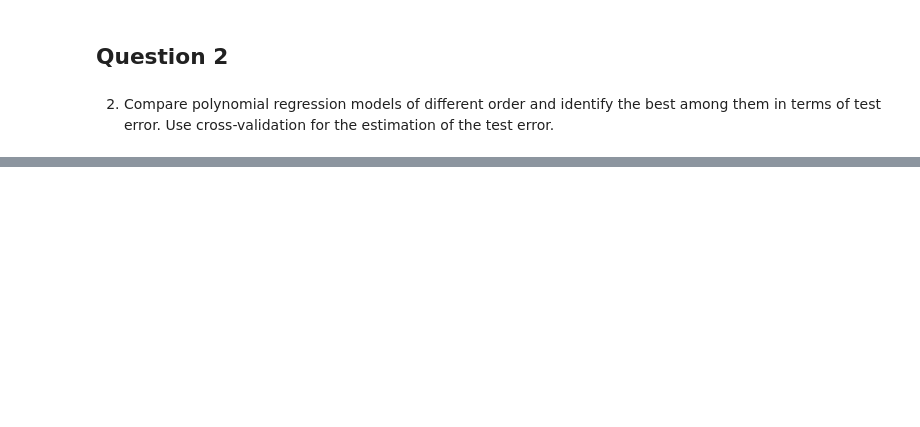
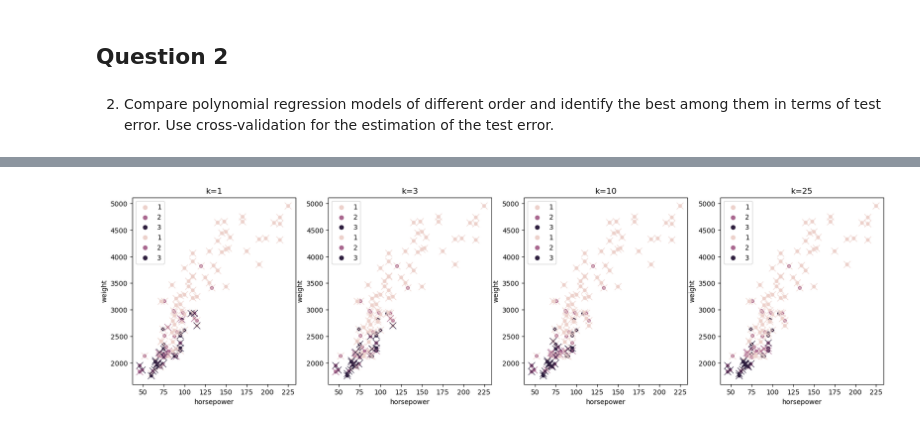
Before and after one commit to Reytrei/ST3187_assignment1, a Jupyter notebook: ST3189_Assignment1.ipynb, the cells around one changed output, grey strips where cells are left out. Drawn from its saved outputs; the diff is of its cells as text; code cells hidden in the pictures; blank space fills up the shorter version.

```diff
--- a/ST3189_Assignment1.ipynb
+++ b/ST3189_Assignment1.ipynb
@@ -168,0 +141,21 @@ The best degree for polynomial regression is 1.
+# %%
+models = []
+mse = []
+for degree in [1, 2, 3, 9]:
+    # Create polynomial features up to the specified degree
+    poly_features = PolynomialFeatures(degree=degree, include_bias=False)
+    X_poly_train = poly_features.fit_transform(X_train)
+
+    # Fit a linear regression model to the polynomial features
+    model = LinearRegression()
+    model.fit(X_poly_train, y_train)
+
+    # Store the model and polynomial features in a dictionary
+    models.append({'degree': degree, 'model': model, 'poly_features': poly_features})
+
+    # Compute the mean squared error on the test set using cross-validation
+    scores = cross_val_score(model, poly_features.transform(X_test), y_test, cv=3, scoring='neg_mean_squared_error')
+    mse.append(-np.mean(scores))
+
+    # Print the mean squared error for the current model
+    print(f"Degree {degree} model's mean squared error: {mse[-1]}")
@@ -168,0 +185,22 @@ The best degree for polynomial regression is 1.
+# %%
+k_values = [1,3,10,25]
+models = []
+
+for k in k_values:
+    model = KNeighborsClassifier(n_neighbors = k)
+    model.fit(X_train, y_train)
+    models.append(model)
+# %%
+predictions = []
+for model in models:
+    prediction = model.predict(X_test)
+    predictions.append(prediction)
+# %%
+fig, axes = plt.subplots(nrows=1, ncols=len(k_values), figsize=(20, 5))
+for i, ax in enumerate(axes):
+    sns.scatterplot(x=X_test['horsepower'], y=X_test['weight'], hue=y_test, ax=ax)
+    ax.set_title(f"k={k_values[i]}")
+    sns.scatterplot(x=X_test['horsepower'], y=X_test['weight'], hue=predictions[i], ax=ax, marker='x', s=100)
+plt.show()
+# %% [output]
+[figure, added]
```
Also changed, not shown: parts of 20 cells of this notebook.
